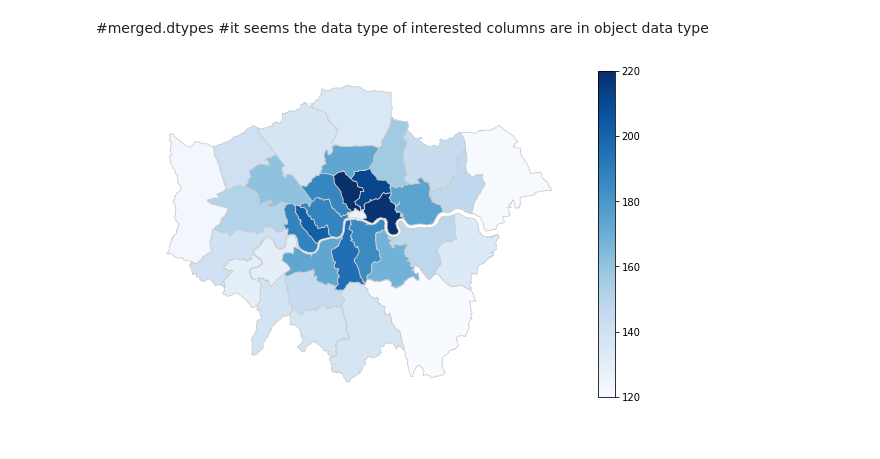
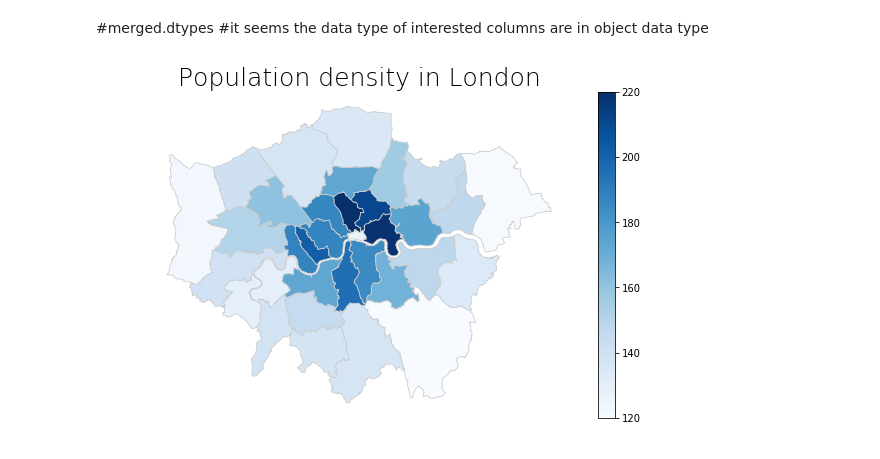
Before and after one commit to chunsu/GISplotting, a Jupyter notebook: testLondonMap/testLondonMap.ipynb, the cells around one changed output. Drawn from its saved outputs; the diff is of its cells as text; code cells hidden in the pictures.

```diff
--- a/testLondonMap/testLondonMap.ipynb
+++ b/testLondonMap/testLondonMap.ipynb
@@ -53,29 +53,33 @@ merged.pop_density_per_hec = merged.pop_density_per_hec.astype(float)
 # %%
 # set a variable that will call whatever column we want to visualise on the map
 
 variable = 'pop_density_per_hec'
 
 # set the range for the choropleth
 
 vmin, vmax = 120, 220
 
 # create figure and axes for Matplotlib
 
 fig, ax = plt.subplots(1, figsize=(10, 6))
 
 #create map
 
 merged.plot(column=variable, cmap='Blues', linewidth=0.8, ax=ax, edgecolor='0.8')
 ax.axis('off')
 
 sm = plt.cm.ScalarMappable(cmap='Blues', norm=plt.Normalize(vmin=vmin, vmax=vmax))
 
 # empty array for the data range
 
 sm._A = []
 
 # add the colorbar to the figure
 
 cbar = fig.colorbar(sm)
+
+# add a title
+
+ax.set_title('Population density in London', fontdict={'fontsize': '25', 'fontweight' : '3'});
 # %% [output]
-[figure, old version]
+[figure, new version]
```
